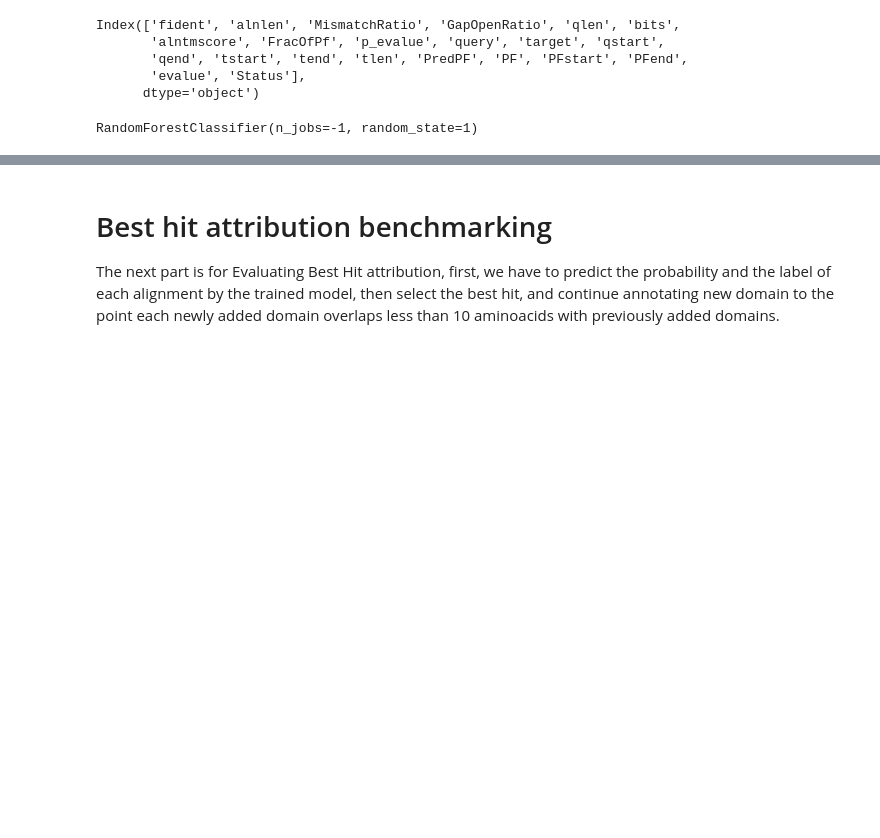
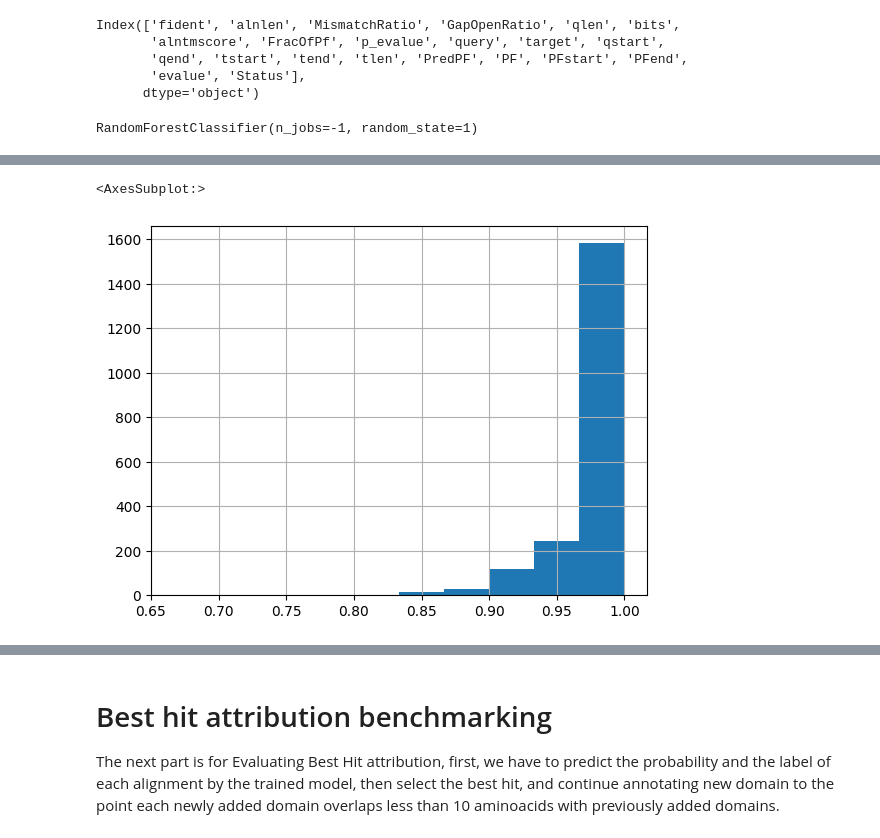
Before and after one commit to Pooryamb/FDASS, a Jupyter notebook: scripts/TrainingAndBenchmarking.ipynb, the cells around one changed output, grey strips where cells are left out. Cells and saved outputs as stored; diff of their text form; code cells hidden in the pictures; blank space fills up the shorter version.

```diff
--- a/scripts/TrainingAndBenchmarking.ipynb
+++ b/scripts/TrainingAndBenchmarking.ipynb
@@ -135,0 +240,9 @@ No artists with labels found to put in legend.  Note that artists whose label st
+# %%
+AnsEc = DF_dict["Ec"].groupby("PF").apply(lambda x: CalcAccuracyAndPval(x, ACC))
+PfamStatifiedEc = AnsEc.drop_duplicates(["PF"])[["PF", "accuracy", "p_value"]]
+#PfamStatifiedPvalLessThan1Percent[PfamStatifiedPvalLessThan1Percent["accuracy"]< 0.1]
+PfamStatifiedPvalLessThan1PercentEc = PfamStatifiedEc[PfamStatifiedEc["p_value"]> 0.1]
+PfamStatifiedPvalLessThan1PercentEc["accuracy"].hist()
+# %% [output]
+<AxesSubplot:>
+[figure, added]
```
Also changed, not shown: parts of 22 cells of this notebook.
